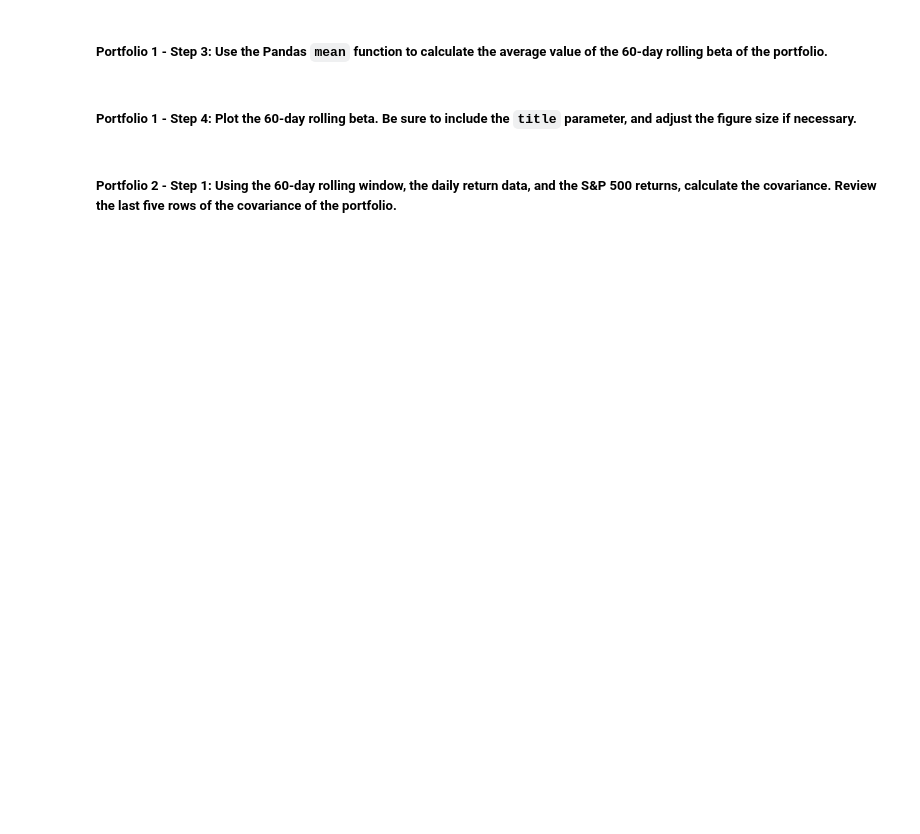
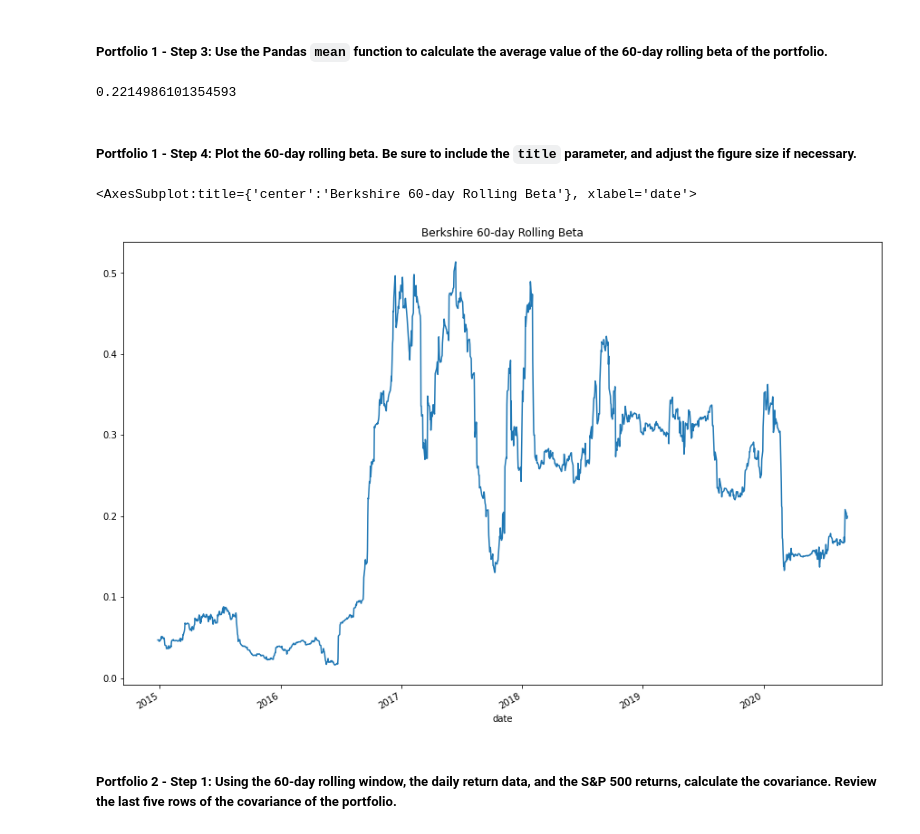
Before and after one commit to thompkjm/challenge_4, a Jupyter notebook: risk_return_analysis.ipynb, the cells around one changed output. Drawn from its saved outputs; the diff is of its cells as text; code cells hidden in the pictures; blank space fills up the shorter version.

```diff
--- a/risk_return_analysis.ipynb
+++ b/risk_return_analysis.ipynb
@@ -357,4 +357,5 @@ Your analysis is nearing completion. Now, you need to evaluate how the portfolio
 #### Use the Pandas `var` function to calculate the variance of the S&P 500 by using a 60-day rolling window. Visualize the last five rows of the variance of the S&P 500.
 # %%
 # Calculate the variance of the S&P 500 using a rolling 60-day window.
-# YOUR CODE HERE
+sp500_var = daily_returns_df['S&P 500'].rolling(window=60).var()
+sp500_var.tail()
@@ -373,4 +382,5 @@ Your analysis is nearing completion. Now, you need to evaluate how the portfolio
 # %%
 # Calculate the covariance using a 60-day rolling window
 # Review the last five rows of the covariance data
-# YOUR CODE HERE
+berk_cov_60day = daily_returns_df['BERKSHIRE HATHAWAY INC'].rolling(window=60).cov(daily_returns_df['S&P 500'])
+berk_cov_60day.tail()
@@ -379,4 +397,5 @@ Your analysis is nearing completion. Now, you need to evaluate how the portfolio
 # %%
 # Calculate the beta based on the 60-day rolling covariance compared to the market (S&P 500)
 # Review the last five rows of the beta information
-# YOUR CODE HERE
+berk_beta_60day = berk_cov_60day/sp500_var
+berk_beta_60day.tail()
@@ -384,13 +411,18 @@ Your analysis is nearing completion. Now, you need to evaluate how the portfolio
 ##### Portfolio 1 - Step 3: Use the Pandas `mean` function to calculate the average value of the 60-day rolling beta of the portfolio.
 # %%
 # Calculate the average of the 60-day rolling beta
-# YOUR CODE HERE
+berk_beta_60day.mean()
+# %% [output]
+0.2214986101354593
 # %% [markdown]
 ##### Portfolio 1 - Step 4: Plot the 60-day rolling beta. Be sure to include the `title` parameter, and adjust the figure size if necessary.
 # %%
 # Plot the rolling beta
 # Include a title parameter and adjust the figure size
-# YOUR CODE HERE
+berk_beta_60day.plot(title='Berkshire 60-day Rolling Beta',figsize=(15,10))
+# %% [output]
+<AxesSubplot:title={'center':'Berkshire 60-day Rolling Beta'}, xlabel='date'>
+[figure, added]
 # %% [markdown]
 ##### Portfolio 2 - Step 1: Using the 60-day rolling window, the daily return data, and the S&P 500 returns, calculate the covariance. Review the last five rows of the covariance of the portfolio.
 # %%
```
Also changed, not shown: parts of 9 cells of this notebook, 1 other file.
